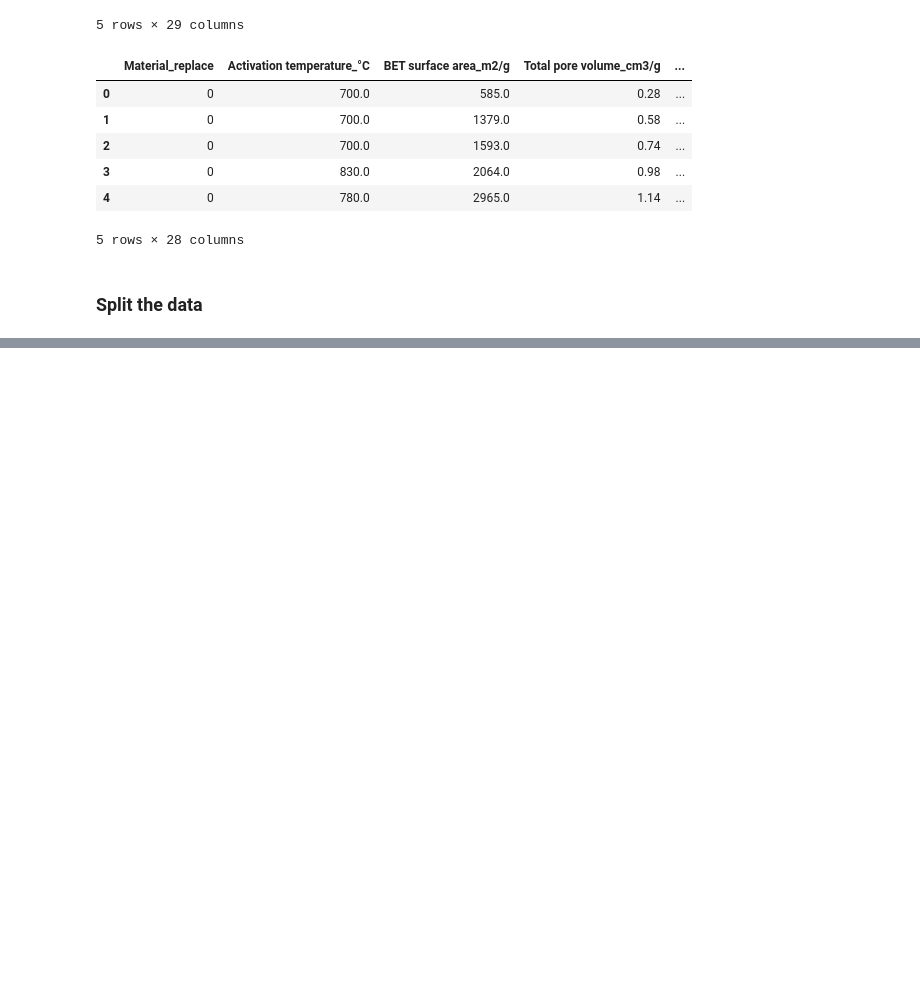
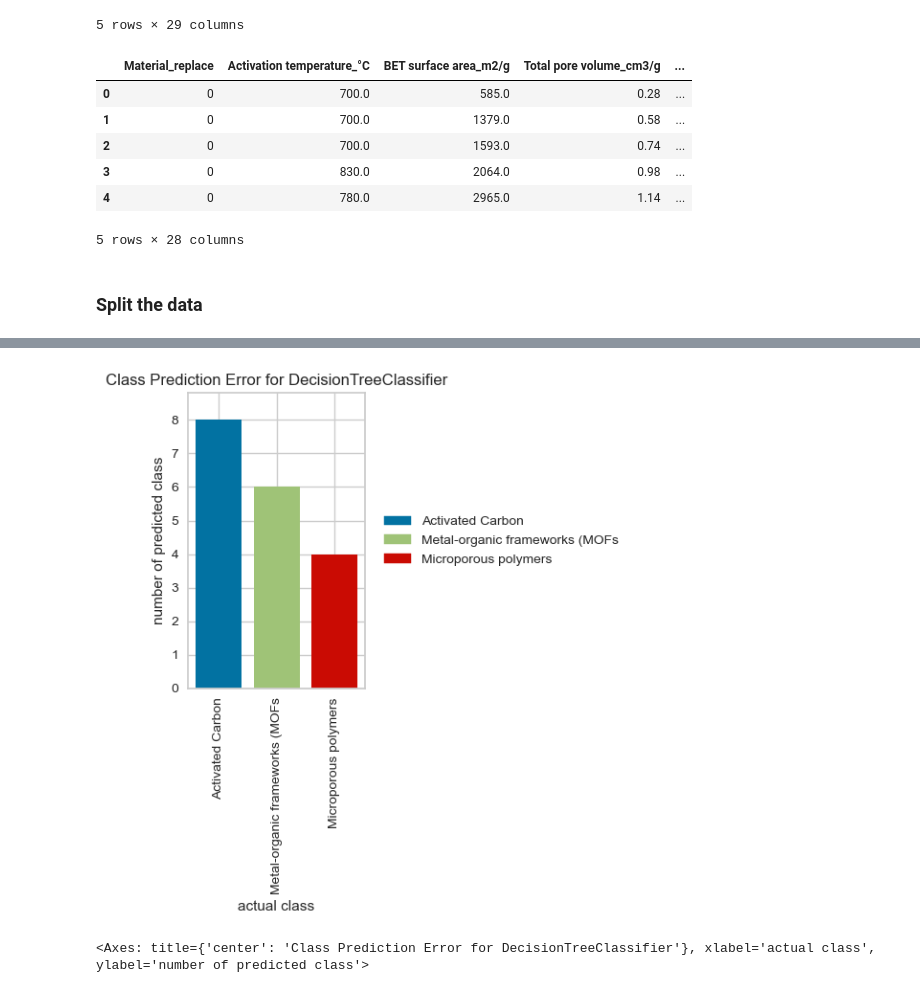
Before and after one commit to 2023396RachelMaeLademora/CA2-Strategic-Thinking-, a Jupyter notebook: CA2 Strategic Thinking.ipynb, the cells around one changed output, grey strips where cells are left out. Drawn from its saved outputs; the diff is of its cells as text; code cells hidden in the pictures; blank space fills up the shorter version.

```diff
--- a/CA2 Strategic Thinking.ipynb
+++ b/CA2 Strategic Thinking.ipynb
@@ -304,0 +478,9 @@ X_train, X_test, y_train, y_test = train_test_split(X, y, test_size=0.3, random_
+# %%
+fig, ax = plt.subplots(figsize=(6,6))
+cm_viz = ClassPredictionError(clf,
+                        classes=['Activated Carbon', 'Metal-organic frameworks (MOFs', 'Microporous polymers'])
+cm_viz.score(X_test, y_test)
+cm_viz.poof()
+# %% [output]
+[figure, added]
+<Axes: title={'center': 'Class Prediction Error for DecisionTreeClassifier'}, xlabel='actual class', ylabel='number of predicted class'>
```
Also changed, not shown: parts of 22 cells of this notebook.
